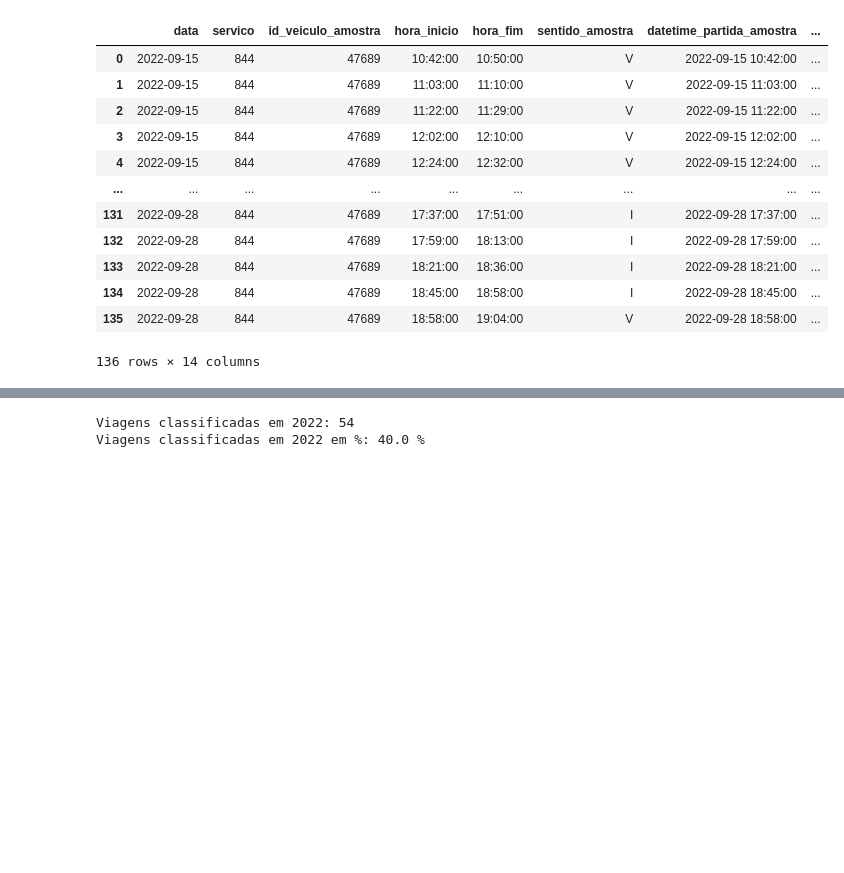
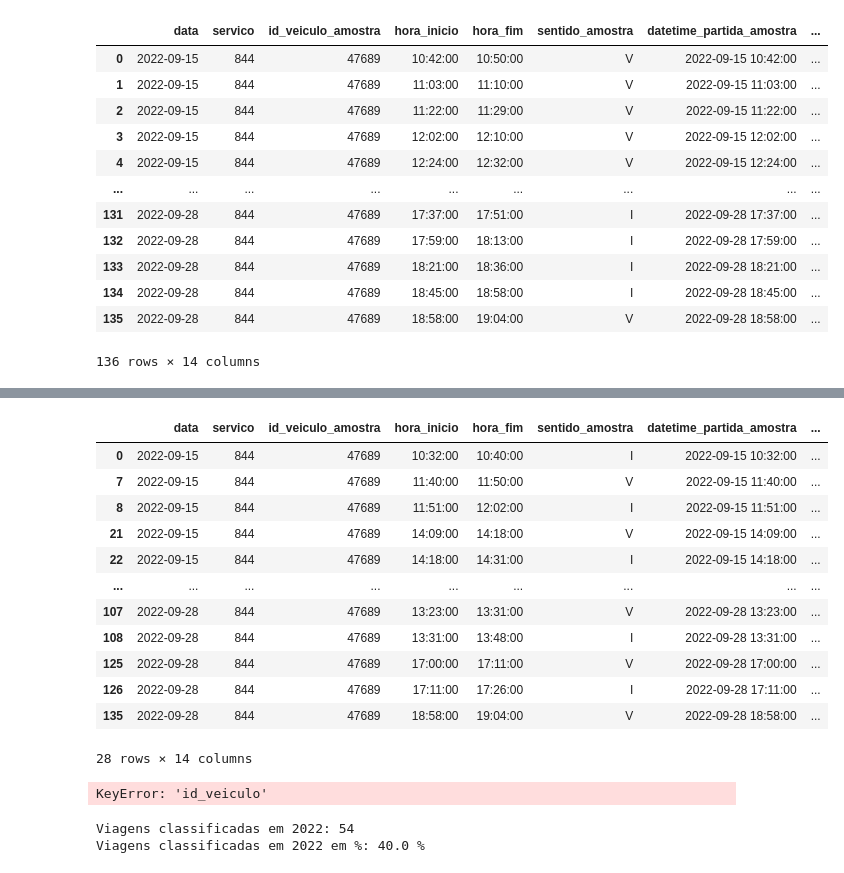
Before and after one commit to RJ-SMTR/subsidio_recursos, a Jupyter notebook: SMTR202211008775_844_2022-11-30/notebooks/1_analise_exploratoria_844.ipynb, the cells around one changed output, grey strips where cells are left out. Cells and saved outputs as stored; diff of their text form; code cells hidden in the pictures; blank space fills up the shorter version.

```diff
--- a/SMTR202211008775_844_2022-11-30/notebooks/1_analise_exploratoria_844.ipynb
+++ b/SMTR202211008775_844_2022-11-30/notebooks/1_analise_exploratoria_844.ipynb
@@ -609 +645,29 @@ amostra_2022_completa_reprocessada.to_excel('./teste_2022.xlsx')
+# %%
+amostra_reprocessada_2022_status_nan = amostra_2022_completa_reprocessada[pd.isna(amostra_2022_completa_reprocessada['status'])]
+amostra_reprocessada_status_not_nan = amostra_2022_completa_reprocessada[pd.notna(amostra_2022_completa_reprocessada['status'])]
+amostra_reprocessada_2022_status_nan
+# %% [output]
+|  | data | servico | id_veiculo_amostra | hora_inicio | hora_fim | sentido_amostra | datetime_partida_amostra | ... |
+| 0 | 2022-09-15 | 844 | 47689 | 10:32:00 | 10:40:00 | I | 2022-09-15 10:32:00 | ... |
+| 7 | 2022-09-15 | 844 | 47689 | 11:40:00 | 11:50:00 | V | 2022-09-15 11:40:00 | ... |
+| 8 | 2022-09-15 | 844 | 47689 | 11:51:00 | 12:02:00 | I | 2022-09-15 11:51:00 | ... |
+| 21 | 2022-09-15 | 844 | 47689 | 14:09:00 | 14:18:00 | V | 2022-09-15 14:09:00 | ... |
+| 22 | 2022-09-15 | 844 | 47689 | 14:18:00 | 14:31:00 | I | 2022-09-15 14:18:00 | ... |
+| ... | ... | ... | ... | ... | ... | ... | ... | ... |
+| 107 | 2022-09-28 | 844 | 47689 | 13:23:00 | 13:31:00 | V | 2022-09-28 13:23:00 | ... |
+| 108 | 2022-09-28 | 844 | 47689 | 13:31:00 | 13:48:00 | I | 2022-09-28 13:31:00 | ... |
+| 125 | 2022-09-28 | 844 | 47689 | 17:00:00 | 17:11:00 | V | 2022-09-28 17:00:00 | ... |
+| 126 | 2022-09-28 | 844 | 47689 | 17:11:00 | 17:26:00 | I | 2022-09-28 17:11:00 | ... |
+| 135 | 2022-09-28 | 844 | 47689 | 18:58:00 | 19:04:00 | V | 2022-09-28 18:58:00 | ... |
+28 rows × 14 columns
+# %%
+
+
+
+
+
+teste = check_complete_trips(amostra_reprocessada_2022_status_nan, viagens_reprocessadas_conformidade, 4)
+teste
+# %% [output]
+KeyError: 'id_veiculo'
 # %%
```
Also changed, not shown: parts of 7 cells of this notebook, 4 other files.
